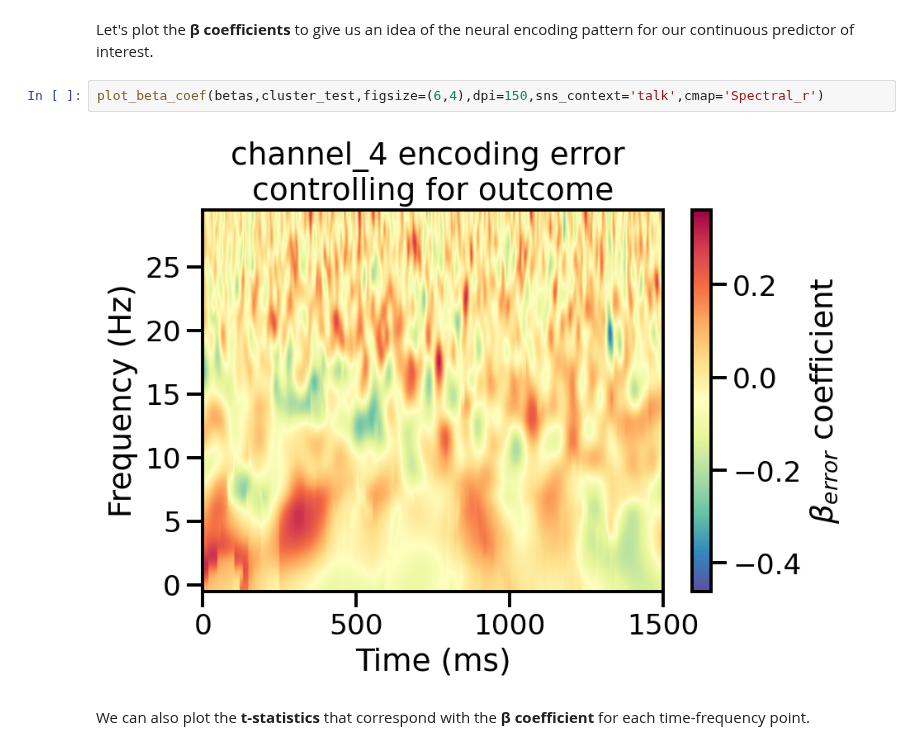
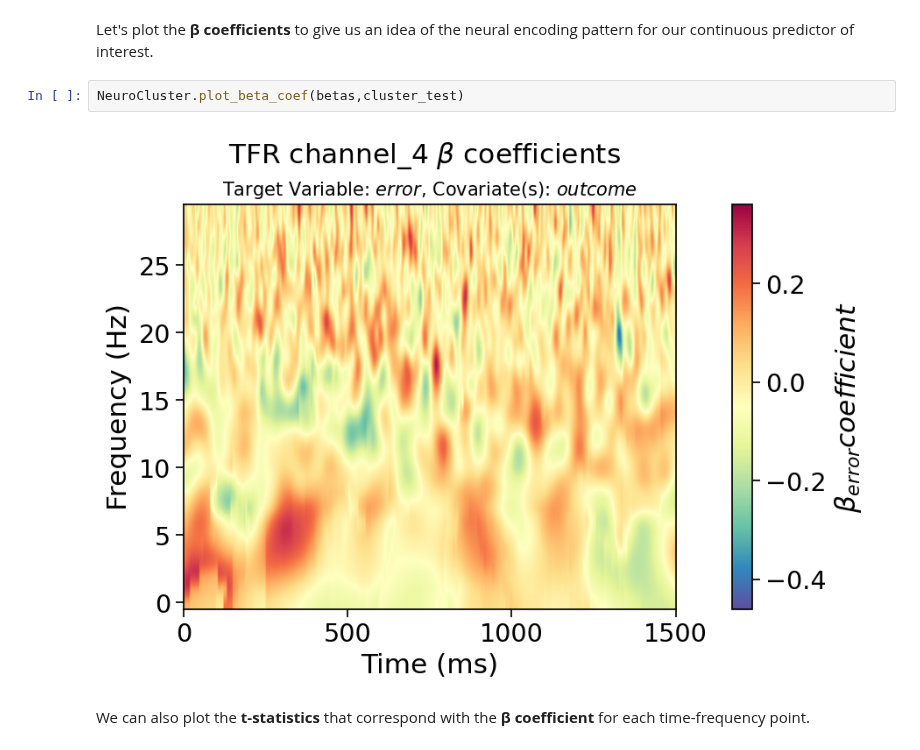
Before and after one commit to aliefink/NeuroCluster, a Jupyter notebook: notebooks/NeuroCluster_template.ipynb, the cells around one changed output. Drawn from its saved outputs; the diff is of its cells as text.

```diff
--- a/notebooks/NeuroCluster_template.ipynb
+++ b/notebooks/NeuroCluster_template.ipynb
@@ -178,8 +181,8 @@ KeyboardInterrupt:
 # %% [markdown]
 Let's plot the **β coefficients** to give us an idea of the neural encoding pattern for our continuous predictor of interest.
-# %%
-plot_beta_coef(betas,cluster_test,figsize=(6,4),dpi=150,sns_context='talk',cmap='Spectral_r')
-# %% [output]
-[figure, removed]
+# %%
+NeuroCluster.plot_beta_coef(betas,cluster_test)
+# %% [output]
+[figure, added]
 # %% [markdown]
 We can also plot the **t-statistics** that correspond with the **β coefficient** for each time-frequency point.
```
Also changed, not shown: parts of 54 cells of this notebook, 17 other files.
